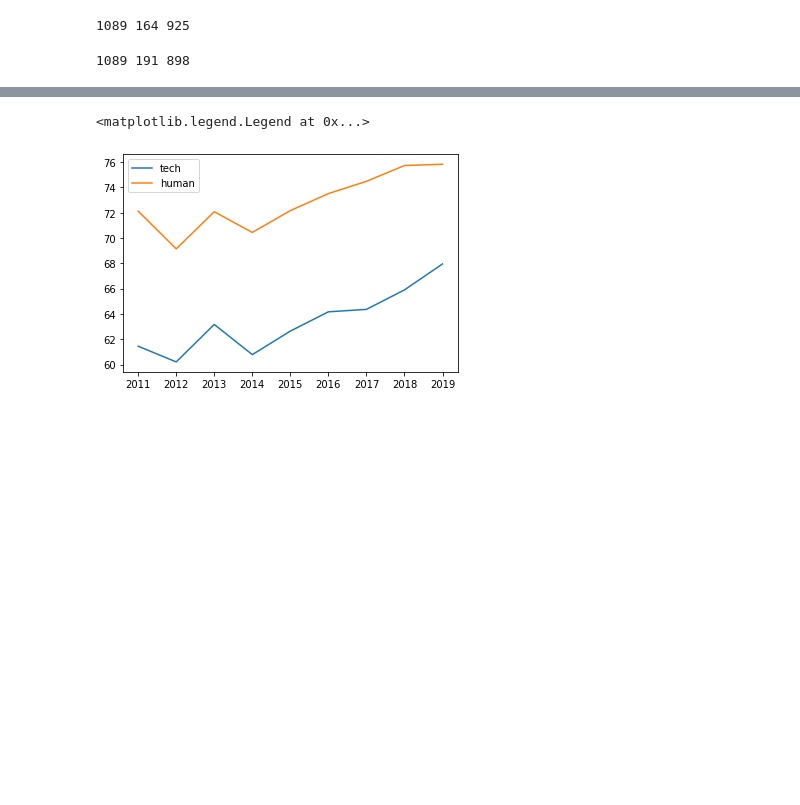
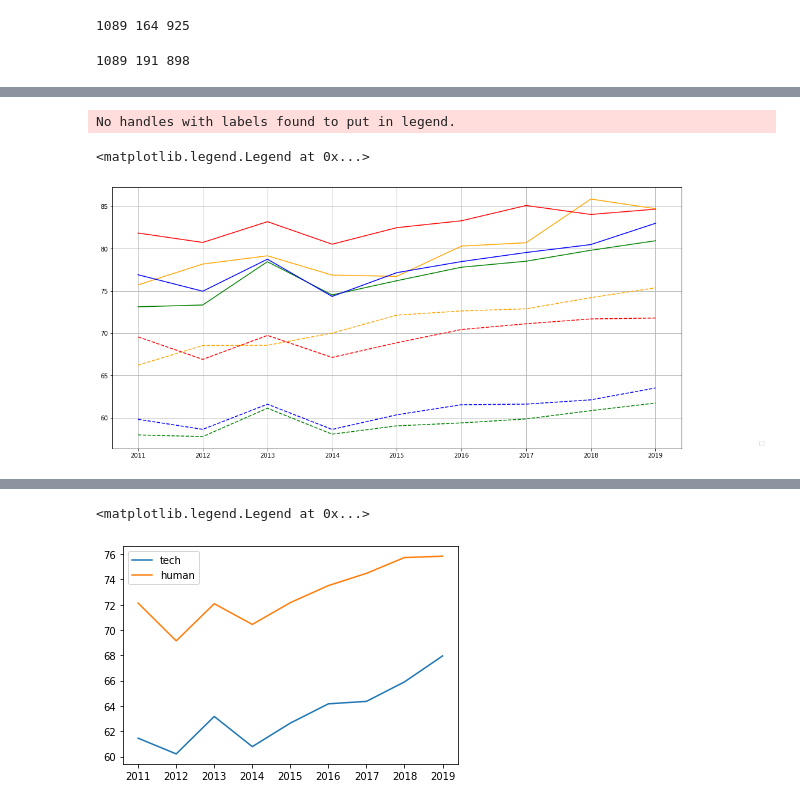
Before and after one commit to Polpolpolpolpoll/Universities, a Jupyter notebook: Untitled.ipynb, the cells around one changed output, grey strips where cells are left out. Drawn from its saved outputs; the diff is of its cells as text; code cells hidden in the pictures; blank space fills up the shorter version.

```diff
--- a/Untitled.ipynb
+++ b/Untitled.ipynb
@@ -201,3 +140,12 @@ df_bad = df[~df['university'].isin(good_university)]
 print(len(set(df['university'])), len(set(df_good['university'])), len(set(df_bad['university'])))
 # %% [output]
 1089 191 898
+# %%
+quality = []
+for i in df['university']:
+    if i in good_university:
+        quality.append('good')
+    else:
+        quality.append('bad')
+df['quality'] = quality
+df.head()
@@ -203,0 +159,42 @@ print(len(set(df['university'])), len(set(df_good['university'])), len(set(df_ba
+# %%
+plt.figure(figsize=[17, 8])
+plt.grid()
+x = [2011, 2012, 2013, 2014, 2015, 2016, 2017, 2018, 2019]
+
+for field, group_field in df.groupby('field'):
+    for quality, group_quality in group_field.groupby('quality'):
+        length = len(set(group_quality['university']))
+        medium_ball = []
+
+        for year, group_year in group_quality.groupby('year'):
+            medium_ball.append(group_year['ball'].mean())
+
+        if quality == 'bad':
+            linestyle = '--'
+
+        else:
+            linestyle = '-'
+
+        if field == 'tech':
+            color = 'blue'
+
+        if field == 'human':
+            color = 'red'
+
+        if field == 'natural':
+            color = 'green'
+
+        if field == 'creative':
+            color = 'orange'
+
+        if field != 'trash':
+            plt.plot(x, medium_ball, linestyle=linestyle, color=color, alpha=1)
+            z = np.polyfit([2011, 2012, 2013, 2014, 2015, 2016, 2017, 2018, 2019], medium_ball, 1)
+            p = np.poly1d(z)
+            #plt.plot(x, p(x),"r-.", label=f'{field}, {quality}, {length}', linestyle=linestyle, color=color)
+
+plt.legend(loc='lower right', bbox_to_anchor=[1.15, 0])
+# %% [output]
+No handles with labels found to put in legend.
+<matplotlib.legend.Legend at 0x...>
+[figure, added]
```
Also changed, not shown: parts of 12 cells of this notebook.
